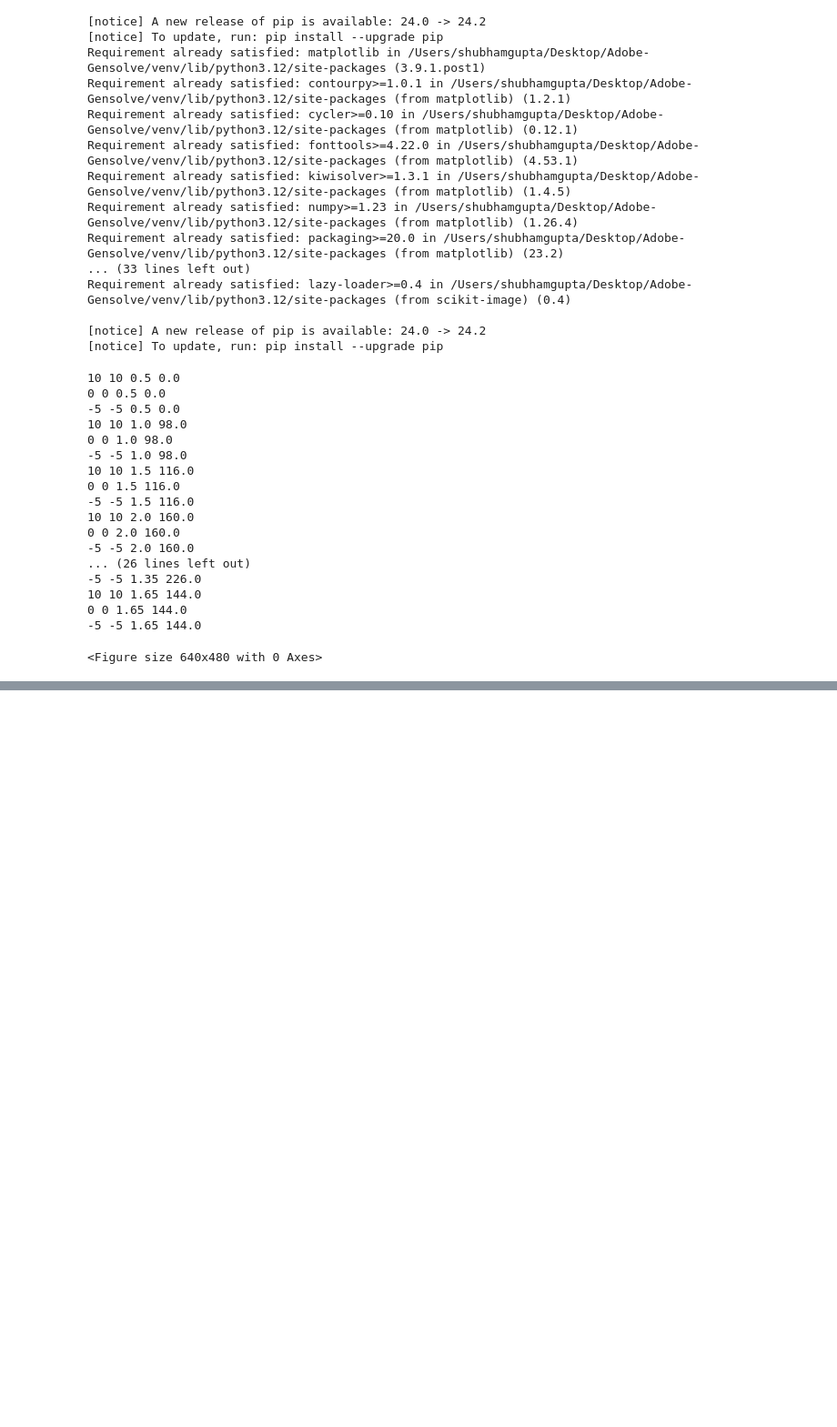
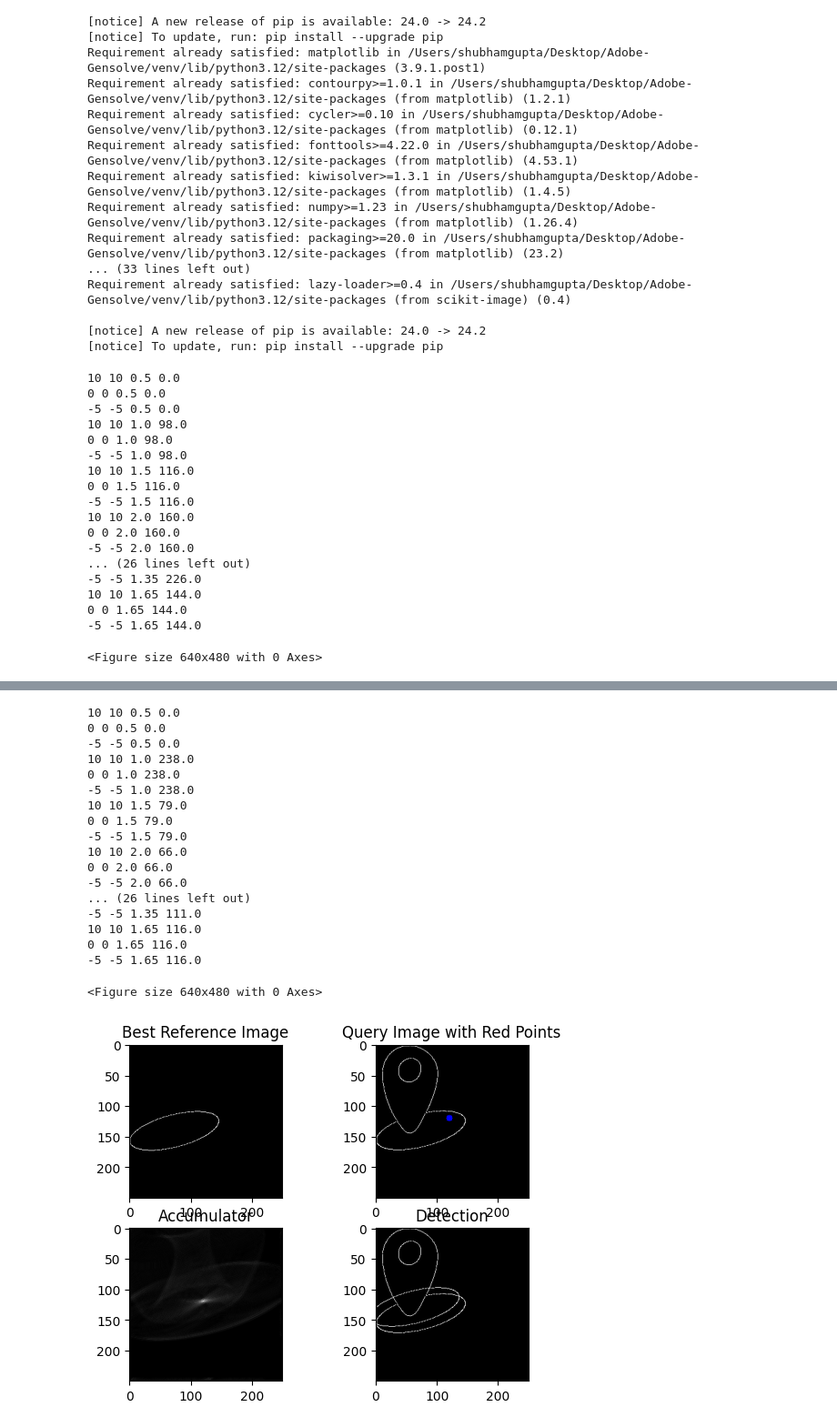
Before and after one commit to Jarviss77/Adobe-Gensolve, a Jupyter notebook: master_folder/algorithm_3.ipynb, the cells around one changed output, grey strips where cells are left out. Shown at 91% size. Cells and saved outputs as stored; diff of their text form; code cells hidden in the pictures; blank space fills up the shorter version.

```diff
--- a/master_folder/algorithm_3.ipynb
+++ b/master_folder/algorithm_3.ipynb
@@ -240,7 +240,7 @@ def shapes_to_image(shapes, image_shape=(250, 250)):
                 image[int(y), int(x)] = 255
     return image
 # %%
-def test():
+def test1():
     reference_shapes_list = [
         read_csv_("utils/images/single_ellipse.csv"),
         read_csv_("utils/images/double_ellipse.csv")
@@ -252,26 +252,59 @@ def test():
     query_image = shapes_to_image(query_shapes)
 
     test_general_hough(reference_images, query_image)
+# %%
+def test2():
+    reference_shapes_list = [
+        read_csv_("utils/images/single_ellipse.csv"),
+        read_csv_("utils/images/double_ellipse.csv")
+    ]
+    query_shapes = read_csv_("utils/images/occlusion1.csv")
+
+    # Convert shapes to images
+    reference_images = [shapes_to_image(shapes) for shapes in reference_shapes_list]
+    query_image = shapes_to_image(query_shapes)
+
+    test_general_hough(reference_images, query_image)
 # %%
 if __name__ == '__main__':
-    test()
+    test1()
+    test2()
 # %% [output]
 10 10 0.5 0.0
 0 0 0.5 0.0
 -5 -5 0.5 0.0
 10 10 1.0 98.0
 0 0 1.0 98.0
 -5 -5 1.0 98.0
 10 10 1.5 116.0
 0 0 1.5 116.0
 -5 -5 1.5 116.0
 10 10 2.0 160.0
 0 0 2.0 160.0
 -5 -5 2.0 160.0
 ... (26 lines left out)
 -5 -5 1.35 226.0
 10 10 1.65 144.0
 0 0 1.65 144.0
 -5 -5 1.65 144.0
 <Figure size 640x480 with 0 Axes>
 [figure]
+10 10 0.5 0.0
+0 0 0.5 0.0
+-5 -5 0.5 0.0
+10 10 1.0 238.0
+0 0 1.0 238.0
+-5 -5 1.0 238.0
+10 10 1.5 79.0
+0 0 1.5 79.0
+-5 -5 1.5 79.0
+10 10 2.0 66.0
+0 0 2.0 66.0
+-5 -5 2.0 66.0
+... (26 lines left out)
+-5 -5 1.35 111.0
+10 10 1.65 116.0
+0 0 1.65 116.0
+-5 -5 1.65 116.0
+<Figure size 640x480 with 0 Axes>
+[figure, added]
```
Also changed, not shown: 4 other files.
